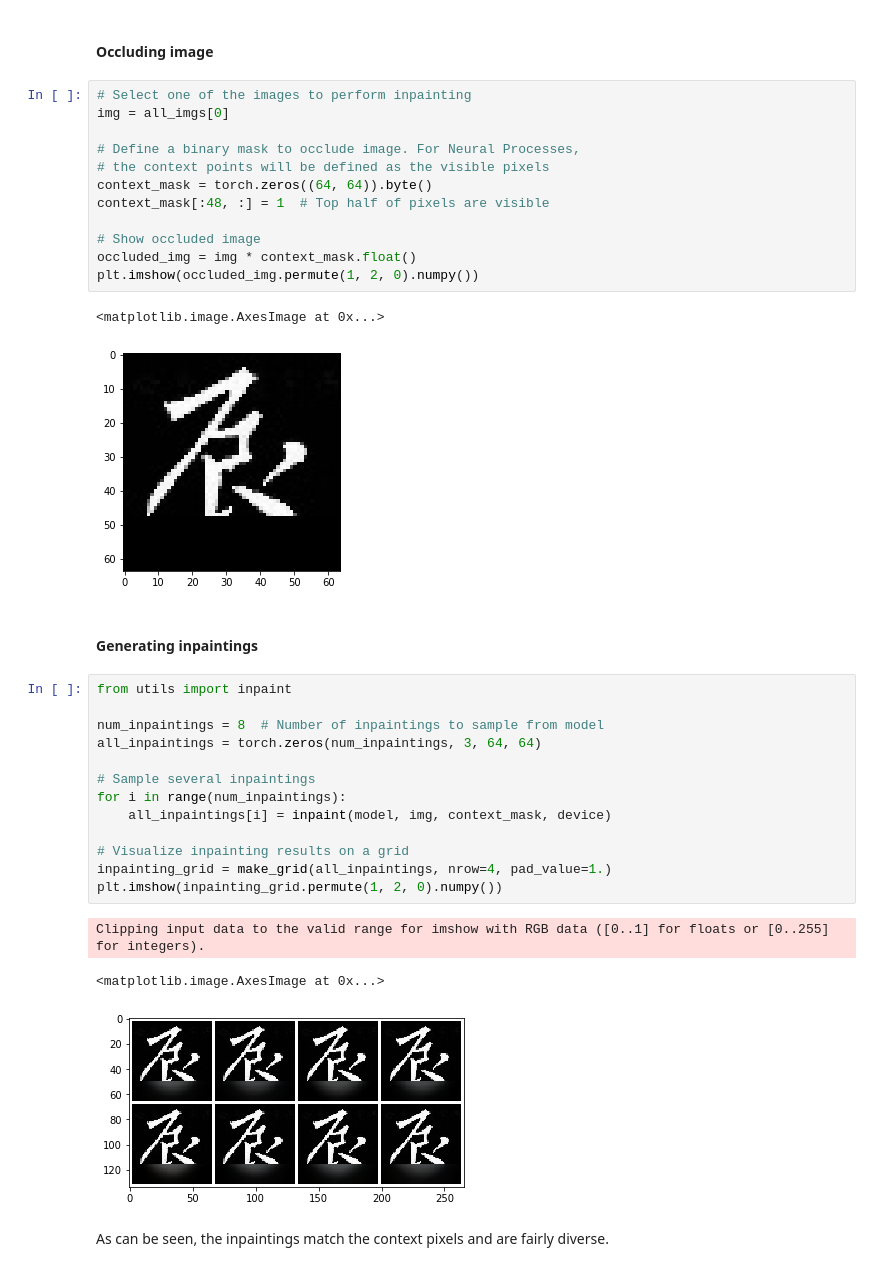
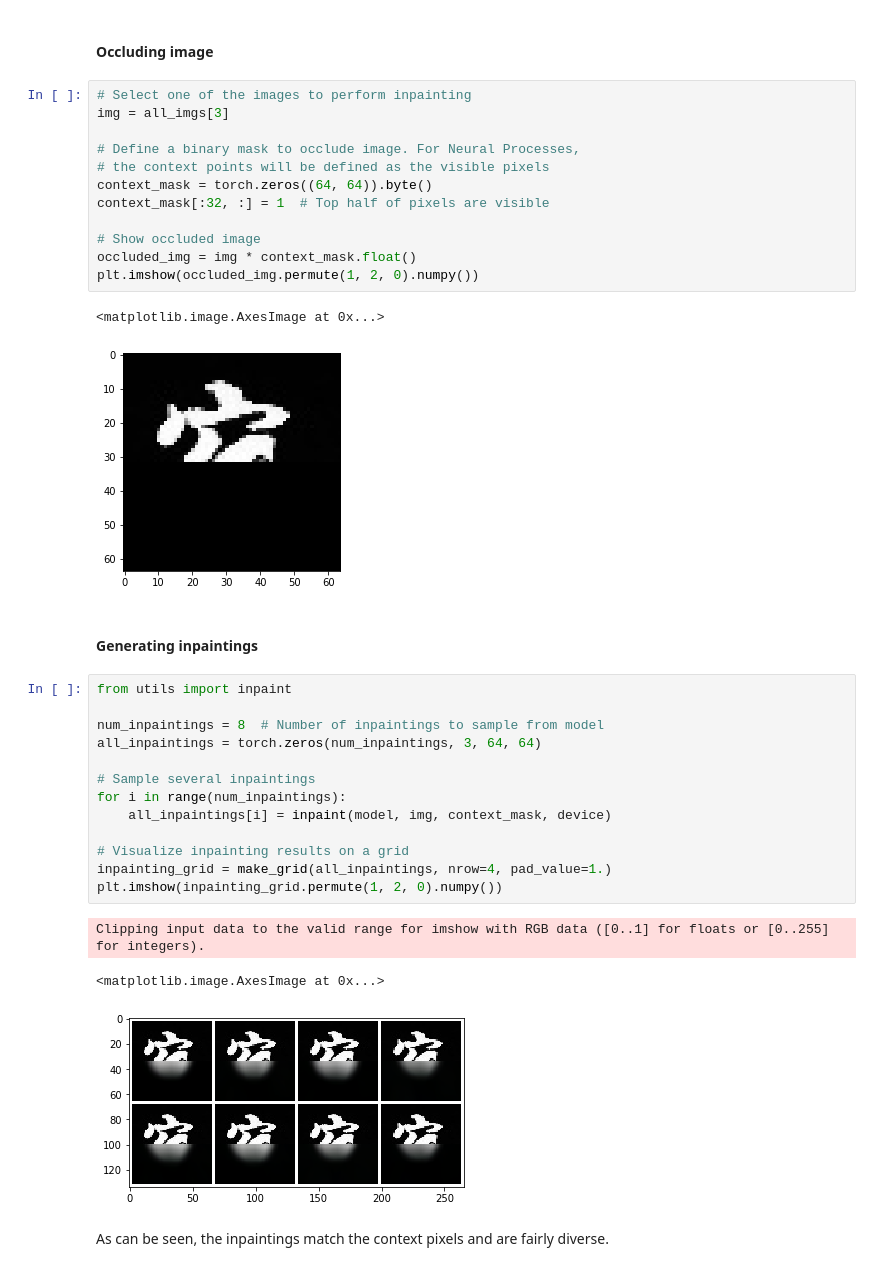
Before and after one commit to chenxinst/CaligraphyRecover, a Jupyter notebook: example-img.ipynb, the cells around one changed output. Cells and saved outputs as stored; diff of their text form.

```diff
--- a/example-img.ipynb
+++ b/example-img.ipynb
@@ -58,19 +58,19 @@ Inpainting is the task of inferring missing pixels in a partially occluded image
 #### Occluding image
 # %%
 # Select one of the images to perform inpainting
-img = all_imgs[0]
+img = all_imgs[3]
 
 # Define a binary mask to occlude image. For Neural Processes,
 # the context points will be defined as the visible pixels
 context_mask = torch.zeros((64, 64)).byte()
-context_mask[:48, :] = 1  # Top half of pixels are visible
+context_mask[:32, :] = 1  # Top half of pixels are visible
 
 # Show occluded image
 occluded_img = img * context_mask.float()
 plt.imshow(occluded_img.permute(1, 2, 0).numpy())
 # %% [output]
 <matplotlib.image.AxesImage at 0x...>
-[figure, old version]
+[figure, new version]
 # %% [markdown]
 #### Generating inpaintings
 # %%
@@ -89,7 +89,7 @@ plt.imshow(inpainting_grid.permute(1, 2, 0).numpy())
 # %% [output]
 Clipping input data to the valid range for imshow with RGB data ([0..1] for floats or [0..255] for integers).
 <matplotlib.image.AxesImage at 0x...>
-[figure, old version]
+[figure, new version]
 # %% [markdown]
 As can be seen, the inpaintings match the context pixels and are fairly diverse.
 # %% [markdown]
```
Also changed, not shown: parts of 2 cells of this notebook, 1 other file.
